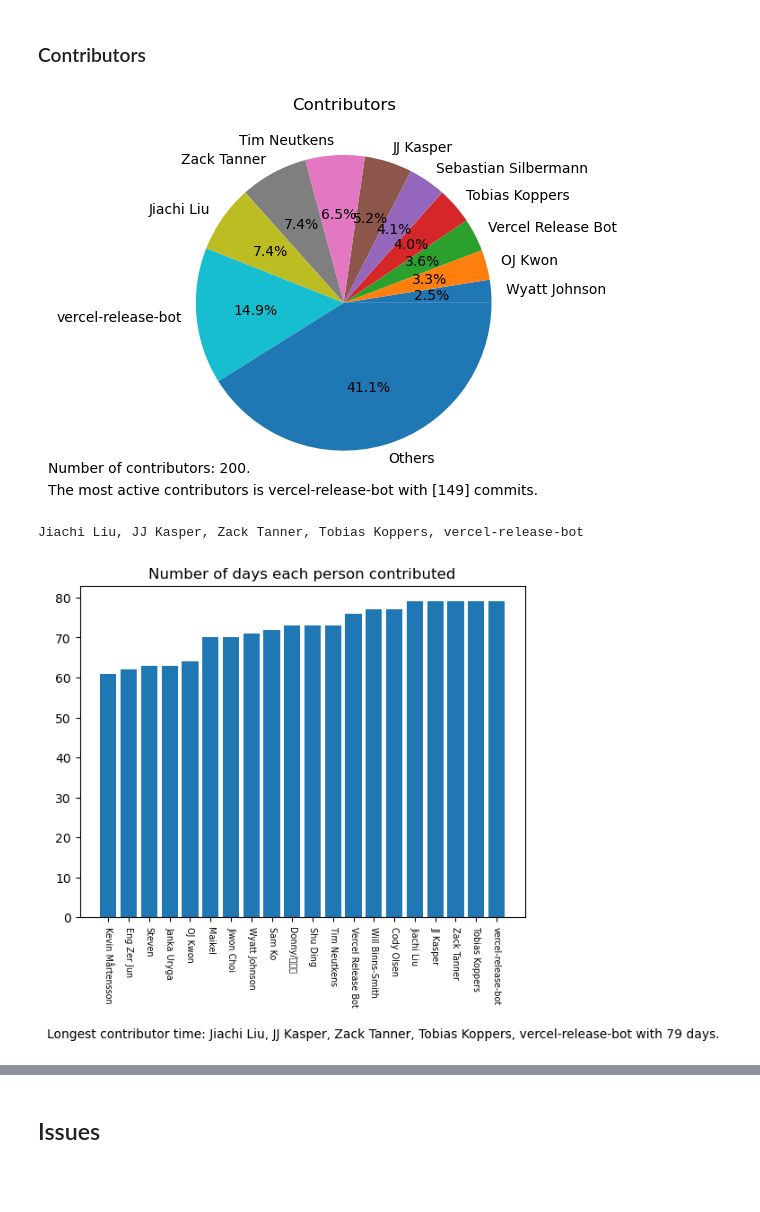
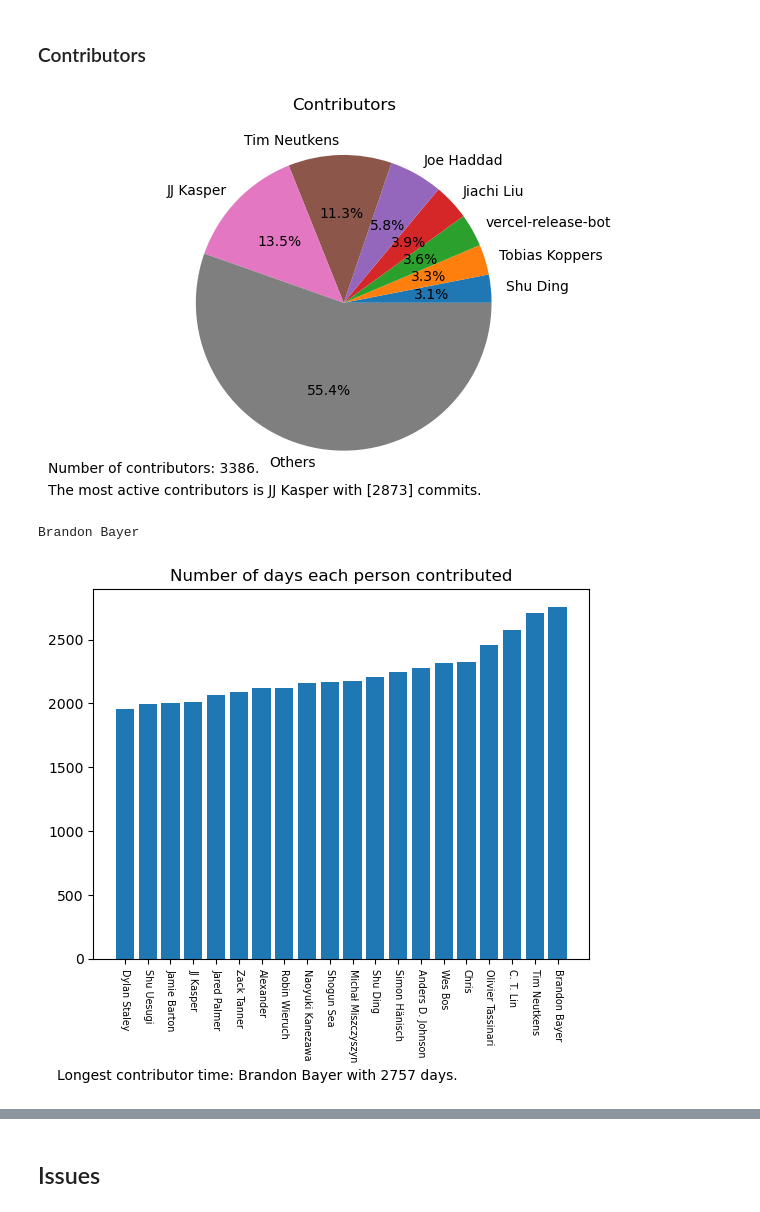
Before and after one commit to its6ueq/AIT2003, a Jupyter notebook: main.ipynb, the cells around one changed output, grey strips where cells are left out. Drawn from its saved outputs; the diff is of its cells as text; code cells hidden in the pictures; blank space fills up the shorter version.

```diff
--- a/main.ipynb
+++ b/main.ipynb
@@ -13,21 +13,4 @@ import os
-# %%
-#combine all raw files into one
-
-os.makedirs("Data", exist_ok=True)
-read_files = glob.glob("Raw/Commit/*.txt")
-combined_content = ""
-
-for i, f in enumerate(read_files):
-    with open(f, "r") as infile:
-        content = infile.read()
-        if i > 0:
-            content = content.lstrip().lstrip('[')
-        if i < len(read_files) - 1:
-            content = content.rstrip().rstrip(']') + ','
-        combined_content += content
-if(os.path.exists("Data/Commit/") == False): os.mkdir("Data/Commit")
-with open("Data/Commit/rawFile.txt", "w") as outfile:
-    outfile.write(combined_content)
 # %%
 #read raw.txt file
-rawCommit = pd.read_json("Data/Commit/rawFile.txt")
+rawCommit = pd.read_json("Raw/Commit/raw.txt")
+type(rawCommit)
@@ -82,37 +66,37 @@ NameError: name 'formated' is not defined
 contri = formatedCommit.pivot_table(index = 'author.name', values = 'committer.date', aggfunc = 'count')
 contri = contri.sort_values(by='committer.date')
 contri
-contri2 = contri[-10:].copy()
-contri2.loc['Others'] = contri[:-10].sum()
+contri2 = contri[-7:].copy()
+contri2.loc['Others'] = contri[:-7].sum()
 plt.text(-2, -1.15, f'Number of contributors: {len(contri)}.')
 plt.text(-2, -1.3, f'The most active contributors is {contri.index[-1]} with {contri.values[-1]} commits.')
 plt.pie(contri2['committer.date'], labels=contri2.index, autopct='%1.1f%%')
 plt.title('Contributors')
 plt.show()
 # %% [output]
-[figure, old version]
+[figure, new version]
 # %%
 contriTime = formatedCommit.sort_values(by = ['author.name', 'committer.date'], ascending = [True, True])[[ 'committer.date']]
 firstContri = contriTime[~contriTime.index.duplicated(keep='first')]
 lastContri = contriTime[~contriTime.index.duplicated(keep='last')]
 contriTime = pd.merge(firstContri, lastContri, right_index=True, left_index=True, suffixes=('_first', '_last'))
 contriTime['time'] = (contriTime['committer.date_last'] - contriTime['committer.date_first']).dt.days +1
 contriTime = contriTime.sort_values(by = 'time')
 top20Contri = contriTime[-20:].copy()
 plt.subplot().bar(x = top20Contri.index, height = top20Contri['time'])
 plt.xticks(rotation=270, fontweight='light',  fontsize='x-small')
 plt.title("Number of days each person contributed")
 mostContriString = ""
 for i in range (0, len(top20Contri) - 1) :
     if top20Contri['time'][i] == top20Contri['time'][-1]:
         mostContriString += top20Contri.index[i] + ", "
 mostContriString += top20Contri.index[-1]
 print (mostContriString)
-plt.text(-3, -30, f'Longest contributor time: {mostContriString} with {top20Contri["time"][-1]} days.')
+plt.text(-3, -950, f'Longest contributor time: {mostContriString} with {top20Contri["time"][-1]} days.')
 plt.show()
 # %% [output]
-Jiachi Liu, JJ Kasper, Zack Tanner, Tobias Koppers, vercel-release-bot
+Brandon Bayer
-[figure, old version]
+[figure, new version]
 # %%
 freq = pd.merge(contri, contriTime, on='author.name', suffixes=('_contr', '_time'))
 freq["freq"] = freq["committer.date"] / freq["time"]
```
Also changed, not shown: parts of 19 cells of this notebook, 3 other files.
